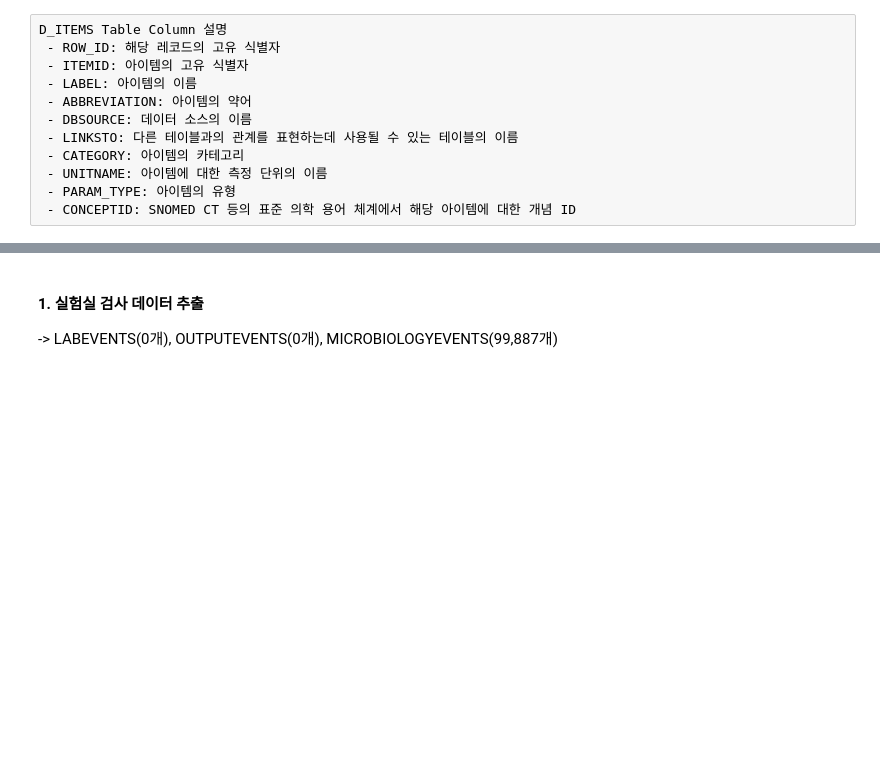
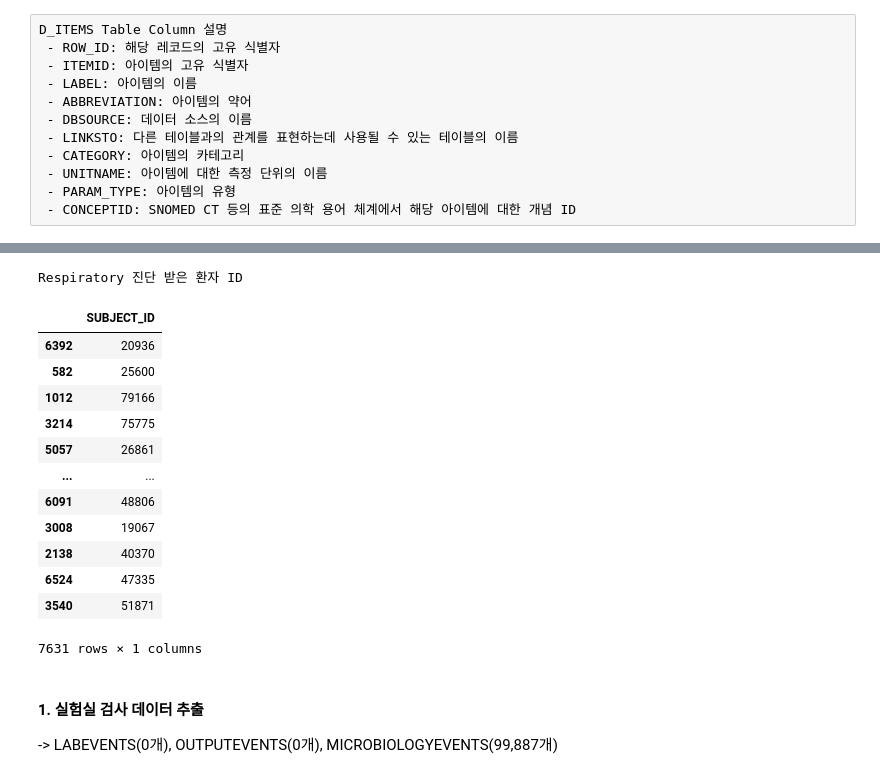
Before and after one commit to NohJangHyun/MIMIC-III-mortality-prediction, a Jupyter notebook: Data Extract/Tabular Data/Laboratory Value Data Extract.ipynb, the cells around one changed output, grey strips where cells are left out. Drawn from its saved outputs; the diff is of its cells as text; code cells hidden in the pictures; blank space fills up the shorter version.

```diff
--- a/Data Extract/Tabular Data/Laboratory Value Data Extract.ipynb
+++ b/Data Extract/Tabular Data/Laboratory Value Data Extract.ipynb
@@ -60,6 +61,84 @@ df
 | 12416 | 223838 | ett location | respiratory | NaN | Text | NaN |
 | 12417 | 225278 | ett route | respiratory | NaN | Text | NaN |
 139 rows × 6 columns
+# %%
+# respiratory 환자 ID 추출
+df = pd.read_csv("/data/PUBLIC_DATA/MIMIC-III/D_ICD_DIAGNOSES.csv")
+word = ["respiratory", "Respiratory"]
+disease = '|'.join(word)
+df1 = df[df['LONG_TITLE'].str.contains(disease)]
+disease_list = df1["ICD9_CODE"].to_list()
+df = pd.read_csv("/data/PUBLIC_DATA/MIMIC-III/DIAGNOSES_ICD.csv")
+
+def add(group):
+    return ' '.join(group['ICD9_CODE'].fillna(""))
+
+df1 = df.groupby(['SUBJECT_ID', 'HADM_ID']).apply(add).reset_index(name="ICD9_CODE")
+
+mask = df1['ICD9_CODE'].str.contains('|'.join(disease_list), na=False)
+df2 = df1[mask]
+
+# 동일한 환자가 여러 번 입원한 경우 최초 입원 기록만 남기기
+df = pd.read_csv("/data/PUBLIC_DATA/MIMIC-III/ADMISSIONS.csv")
+df3 = df[["HADM_ID", "ADMITTIME", "DISCHTIME", "DEATHTIME"]]
+df4 = pd.merge(df2, df3, on="HADM_ID")
+df4['ADMITTIME'] = pd.to_datetime(df4['ADMITTIME'])
+df4['DISCHTIME'] = pd.to_datetime(df4['DISCHTIME'])
+df4['DEATHTIME'] = pd.to_datetime(df4['DEATHTIME'])
+df5 = df4.sort_values(by=['SUBJECT_ID', 'ADMITTIME'], ascending=[True, True])
+df5 = df5.drop_duplicates(subset=['SUBJECT_ID'], keep='first')
+df5.sort_values(by=["SUBJECT_ID"], ascending=True, inplace=True)
+
+# LOS 추가 후 24H 이상 머문 환자 list만 저장
+df5["TLOS"] = df5["DISCHTIME"] - df5["ADMITTIME"]
+over = df5["TLOS"] >= "1days"
+df6 = df5[over].sort_values(by=["TLOS"], ascending=True)
+subject_list = df6["SUBJECT_ID"].to_list()
+
+# 첫 입원 시점 연령을 구하기 위해 PATIENTS Table에서 DOB 칼럼 가져오기
+df = pd.read_csv("/data/PUBLIC_DATA/MIMIC-III/PATIENTS.csv")
+df = df[["SUBJECT_ID", "DOB"]]
+df['DOB'] = pd.to_datetime(df['DOB']).dt.date
+df7 = pd.merge(df6, df, on="SUBJECT_ID")
+
+# 첫 입원 시점 연령 칼럼 생성
+df7["AGE"] = ((df7["ADMITTIME"].dt.date - df7["DOB"])//365).dt.days
+
+# 18세 이상 환자 선별
+over = df7["AGE"] >= 18
+df8 = df7[over].sort_values(by=["AGE"], ascending=True)
+subject_list = df8["SUBJECT_ID"].to_list()
+
+# 89세 이상 환자 제거
+over = df8["AGE"] < 89
+df9 = df8[over].sort_values(by=["AGE"], ascending=True)
+final_list = df9["SUBJECT_ID"].to_list()
+
+# DOA(Death or Alive): 사망했다면 사망까지 걸린 시간, 생존했다면 NaT 출력
+for i in range(len(df9)):
+    if df9["DEATHTIME"].iloc[i] != "NaT":
+        df9["DOA"] = (df9["DEATHTIME"]-df9["ADMITTIME"])
+    else:
+        df9["DOA"] = "NaT"
+
+df10 = df9[["SUBJECT_ID"]]
+print("Respiratory 진단 받은 환자 ID")
+df10
+# %% [output]
+Respiratory 진단 받은 환자 ID
+|  | SUBJECT_ID |
+| 6392 | 20936 |
+| 582 | 25600 |
+| 1012 | 79166 |
+| 3214 | 75775 |
+| 5057 | 26861 |
+| ... | ... |
+| 6091 | 48806 |
+| 3008 | 19067 |
+| 2138 | 40370 |
+| 6524 | 47335 |
+| 3540 | 51871 |
+7631 rows × 1 columns
 # %% [markdown]
 #### 1. 실험실 검사 데이터 추출
 -> LABEVENTS(0개), OUTPUTEVENTS(0개), MICROBIOLOGYEVENTS(99,887개)
```
Also changed, not shown: parts of 7 cells of this notebook, 1 other file.
